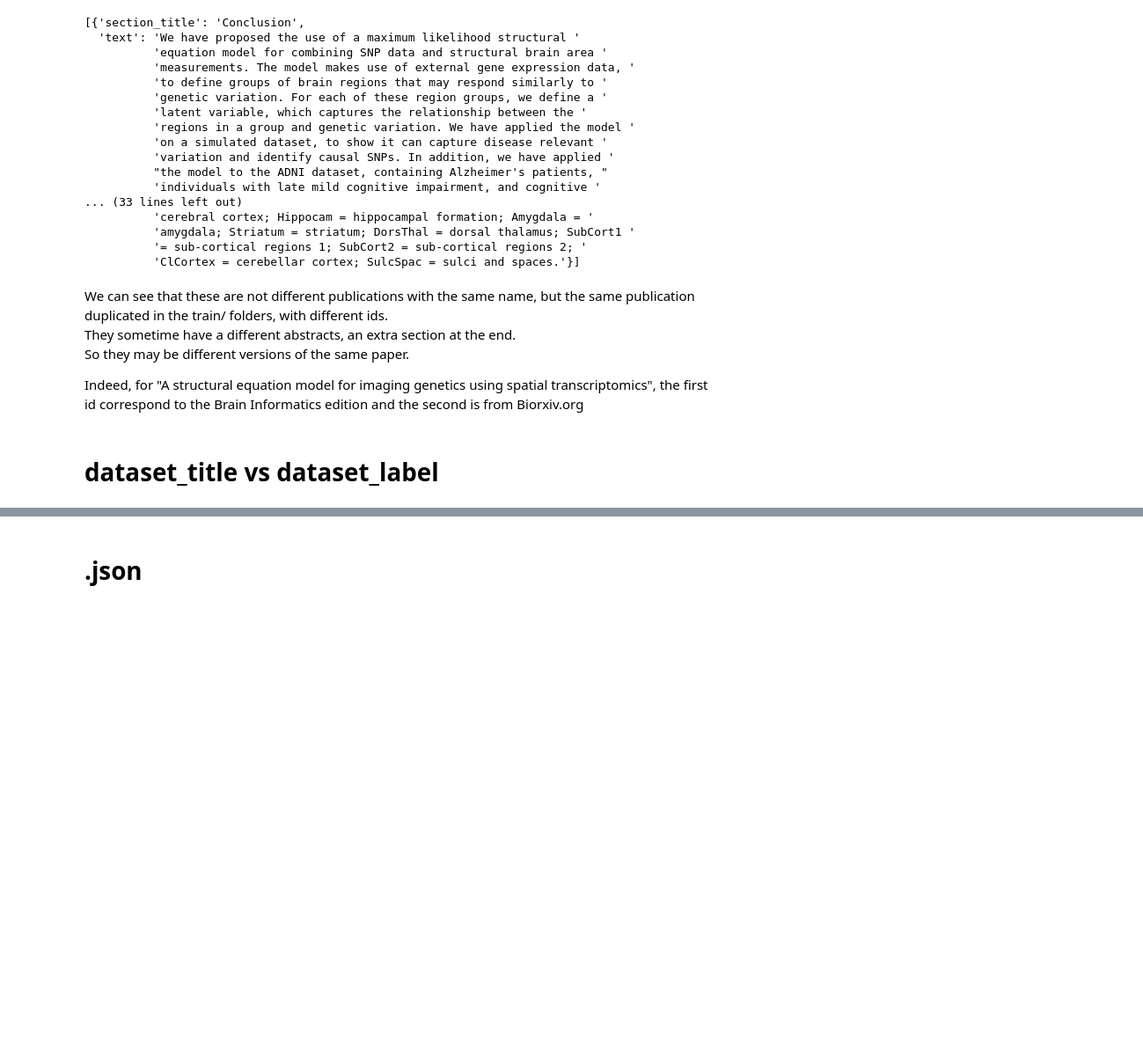
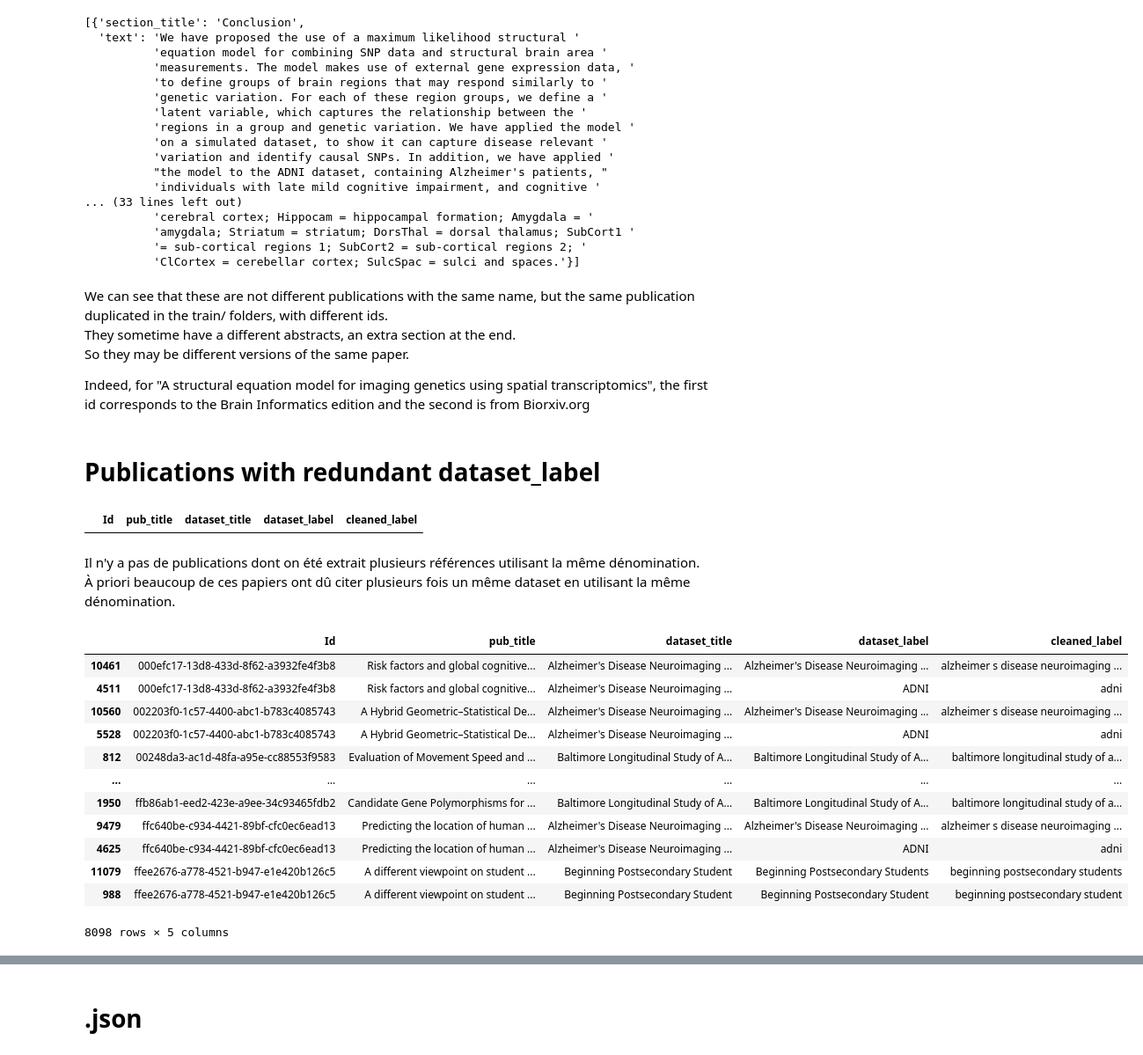
Before and after one commit to pierre-si/coleridge, a Jupyter notebook: local/eda.ipynb, the cells around one changed output, grey strips where cells are left out. Shown at 88% size. Cells and saved outputs as stored; diff of their text form; code cells hidden in the pictures; blank space fills up the shorter version.

```diff
--- a/local/eda.ipynb
+++ b/local/eda.ipynb
@@ -232,6 +233,4 @@ We can see that these are not different publications with the same name, but the
 They sometime have a different abstracts, an extra section at the end.
 So they may be different versions of the same paper.
 
-Indeed, for "A structural equation model for imaging genetics using spatial transcriptomics", the first id correspond to the Brain Informatics edition and the second is from Biorxiv.org
+Indeed, for "A structural equation model for imaging genetics using spatial transcriptomics", the first id corresponds to the Brain Informatics edition and the second is from Biorxiv.org
-# %% [markdown]
-# dataset_title vs dataset_label
@@ -239,0 +237,24 @@ Indeed, for "A structural equation model for imaging genetics using spatial tran
+# %% [markdown]
+# Publications with redundant dataset_label
+# %%
+df[df.duplicated(['Id', 'cleaned_label'], keep=False)].sort_values('Id')
+# %% [output]
+|  | Id | pub_title | dataset_title | dataset_label | cleaned_label |
+# %% [markdown]
+Il n'y a pas de publications dont on été extrait plusieurs références utilisant la même dénomination. À priori beaucoup de ces papiers ont dû citer plusieurs fois un même dataset en utilisant la même dénomination.
+# %%
+df[df.duplicated(['Id', 'dataset_title'], keep=False)].sort_values('Id')
+# %% [output]
+|  | Id | pub_title | dataset_title | dataset_label | cleaned_label |
+| 10461 | 000efc17-13d8-433d-8f62-a3932fe4f3b8 | Risk factors and global cognitive... | Alzheimer's Disease Neuroimaging ... | Alzheimer's Disease Neuroimaging ... | alzheimer s disease neuroimaging ... |
+| 4511 | 000efc17-13d8-433d-8f62-a3932fe4f3b8 | Risk factors and global cognitive... | Alzheimer's Disease Neuroimaging ... | ADNI | adni |
+| 10560 | 002203f0-1c57-4400-abc1-b783c4085743 | A Hybrid Geometric–Statistical De... | Alzheimer's Disease Neuroimaging ... | Alzheimer's Disease Neuroimaging ... | alzheimer s disease neuroimaging ... |
+| 5528 | 002203f0-1c57-4400-abc1-b783c4085743 | A Hybrid Geometric–Statistical De... | Alzheimer's Disease Neuroimaging ... | ADNI | adni |
+| 812 | 00248da3-ac1d-48fa-a95e-cc88553f9583 | Evaluation of Movement Speed and ... | Baltimore Longitudinal Study of A... | Baltimore Longitudinal Study of A... | baltimore longitudinal study of a... |
+| ... | ... | ... | ... | ... | ... |
+| 1950 | ffb86ab1-eed2-423e-a9ee-34c93465fdb2 | Candidate Gene Polymorphisms for ... | Baltimore Longitudinal Study of A... | Baltimore Longitudinal Study of A... | baltimore longitudinal study of a... |
+| 9479 | ffc640be-c934-4421-89bf-cfc0ec6ead13 | Predicting the location of human ... | Alzheimer's Disease Neuroimaging ... | Alzheimer's Disease Neuroimaging ... | alzheimer s disease neuroimaging ... |
+| 4625 | ffc640be-c934-4421-89bf-cfc0ec6ead13 | Predicting the location of human ... | Alzheimer's Disease Neuroimaging ... | ADNI | adni |
+| 11079 | ffee2676-a778-4521-b947-e1e420b126c5 | A different viewpoint on student ... | Beginning Postsecondary Student | Beginning Postsecondary Students | beginning postsecondary students |
+| 988 | ffee2676-a778-4521-b947-e1e420b126c5 | A different viewpoint on student ... | Beginning Postsecondary Student | Beginning Postsecondary Student | beginning postsecondary student |
+8098 rows × 5 columns
```
Also changed, not shown: parts of 27 cells of this notebook.
